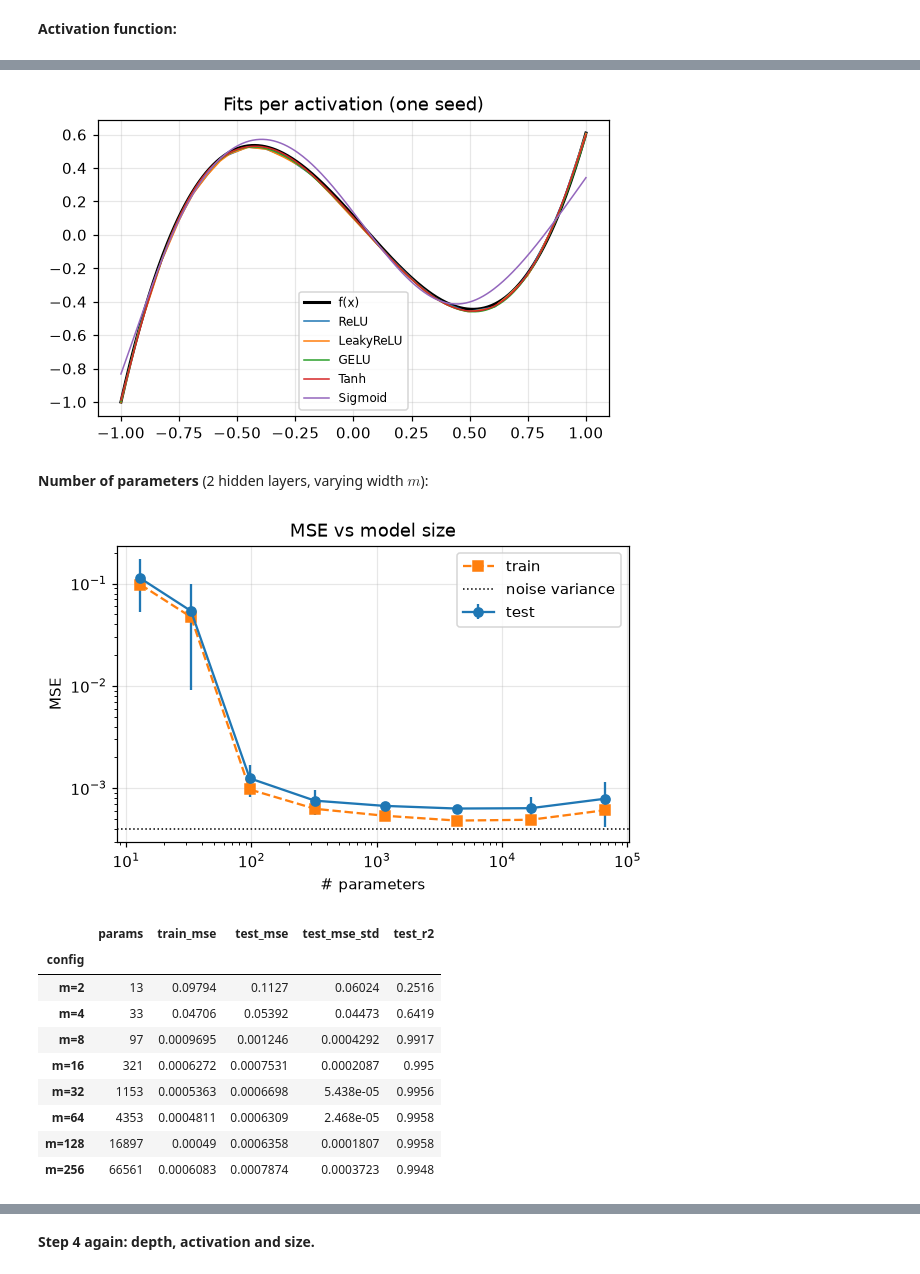
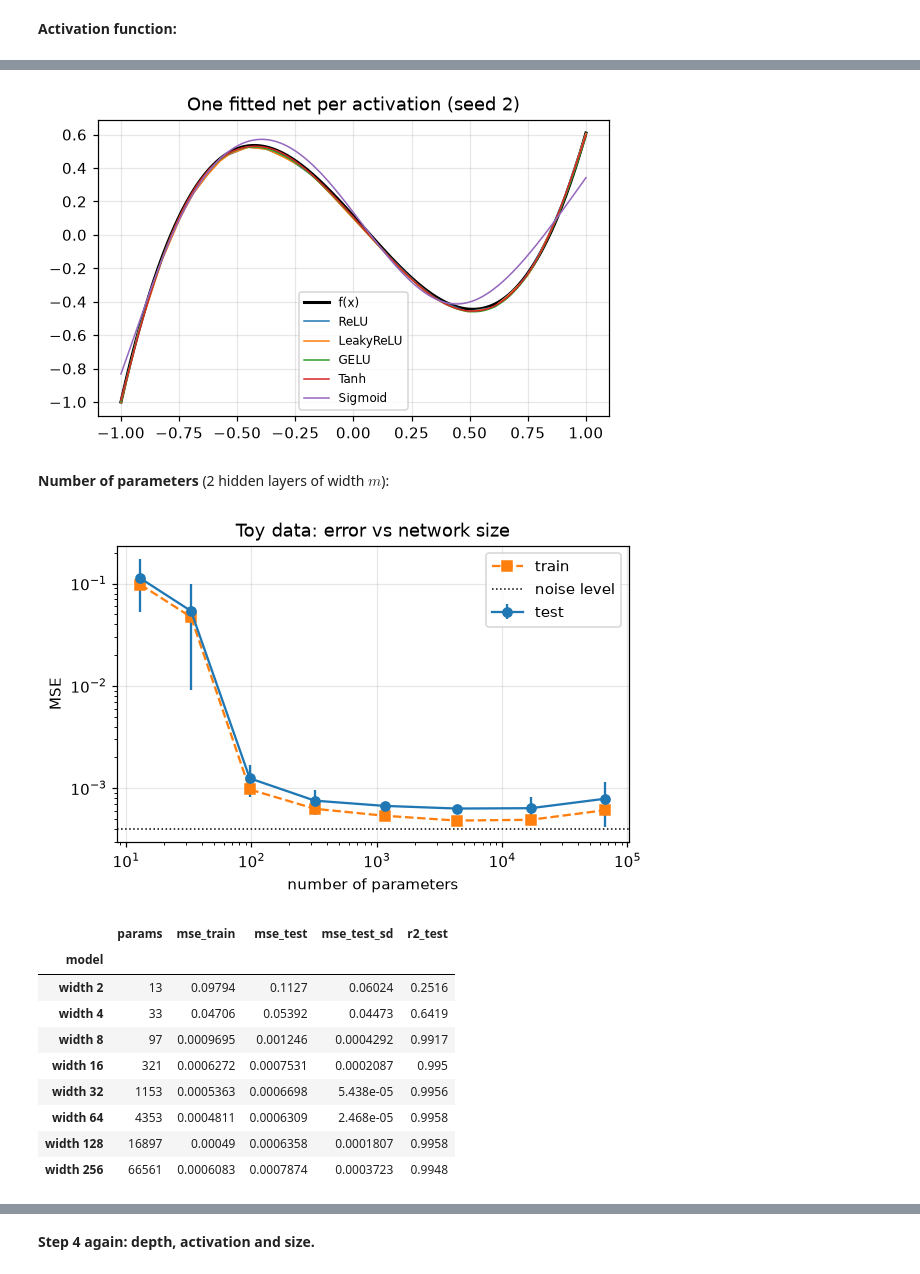
Before and after one commit to Space0code/emai-ml-lab2, a Jupyter notebook: part1.ipynb, the cells around one changed output, grey strips where cells are left out. Saved outputs shown, nothing was run; the diff lists cells and outputs as text; code cells hidden in the pictures.

```diff
--- a/part1.ipynb
+++ b/part1.ipynb
@@ -157,14 +149,14 @@ Quick check that autograd matches the formula for the output layer, and that one
 # %%
 torch.manual_seed(0)
-net = MLP()
-xb, yb = X_tr[:32], y_tr[:32]
-hidden = net.net[:-1](xb)                         # activations entering the output layer
-loss = F.mse_loss(net(xb), yb)
-loss.backward()
-delta = 2 / len(xb) * (net(xb) - yb)              # dL/dy_hat
-print("dL/dW_out matches autograd:", torch.allclose(delta.T @ hidden, net.net[-1].weight.grad, atol=1e-6))
+chk = FeedForward()
+xb, yb = Xtr[:32], ytr[:32]
+feats = chk.body[:-1](xb)                   # input to the last Linear layer
+F.mse_loss(chk(xb), yb).backward()
+g_out = 2 / len(xb) * (chk(xb) - yb)        # dL/d(prediction)
+W = chk.body[-1].weight
+print("manual gradient == autograd:", torch.allclose(g_out.T @ feats, W.grad, atol=1e-6))
 
-w_old = net.net[-1].weight.detach().clone()
-torch.optim.SGD(net.parameters(), lr=0.1).step()
-print("SGD step = w - lr * grad:  ", torch.allclose(net.net[-1].weight, w_old - 0.1 * net.net[-1].weight.grad))
+W_before = W.detach().clone()
+torch.optim.SGD(chk.parameters(), lr=0.1).step()
+print("SGD update == W - 0.1 * grad:", torch.allclose(W, W_before - 0.1 * W.grad))
 # %% [output]
@@ -333,38 +318,38 @@ act_table
 | Tanh | 4353 | 0.0004475 | 0.0005803 | 1.988e-05 | 0.9961 |
 | Sigmoid | 4353 | 0.005403 | 0.006766 | 0.001779 | 0.9551 |
 # %%
-grid_t = to_tensor(grid)
+xs_t = col(xs)
 plt.figure(figsize=(6, 3.5))
-plt.plot(grid, polynomial(grid, coeffs), "k", lw=2, label="f(x)")
-for name, m in act_models.items():
+plt.plot(xs, eval_poly(xs, poly_c), "k", lw=2, label="f(x)")
+for label, m in act_nets.items():
     with torch.no_grad():
-        plt.plot(grid, m(grid_t)[:, 0], lw=1, label=name)
-plt.title("Fits per activation (one seed)"); plt.legend(fontsize=8)
+        plt.plot(xs, m(xs_t)[:, 0], lw=1, label=label)
+plt.title("One fitted net per activation (seed 2)"); plt.legend(fontsize=8)
 plt.show()
 # %% [output]
-[figure, old version]
+[figure, new version]
 # %% [markdown]
-**Number of parameters** (2 hidden layers, varying width $m$):
+**Number of parameters** (2 hidden layers of width $m$):
 # %%
-width_table, _ = sweep({f"m={w}": dict(hidden=(w, w)) for w in [2, 4, 8, 16, 32, 64, 128, 256]}, data)
+width_res, _ = compare({f"width {w}": dict(widths=(w, w)) for w in [2, 4, 8, 16, 32, 64, 128, 256]}, toy)
 fig, ax = plt.subplots(figsize=(6, 3.5))
-ax.errorbar(width_table.params, width_table.test_mse, yerr=width_table.test_mse_std, marker="o", label="test")
-ax.plot(width_table.params, width_table.train_mse, "s--", label="train")
-ax.axhline(NOISE**2, color="k", ls=":", lw=1, label="noise variance")
-ax.set(xscale="log", yscale="log", xlabel="# parameters", ylabel="MSE", title="MSE vs model size")
+ax.errorbar(width_res.params, width_res.mse_test, yerr=width_res.mse_test_sd, marker="o", label="test")
+ax.plot(width_res.params, width_res.mse_train, "s--", label="train")
+ax.axhline(SIGMA**2, color="k", ls=":", lw=1, label="noise level")
+ax.set(xscale="log", yscale="log", xlabel="number of parameters", ylabel="MSE", title="Toy data: error vs network size")
 ax.legend(); plt.show()
-width_table
+width_res
 # %% [output]
-[figure, old version]
+[figure, new version]
-|  | params | train_mse | test_mse | test_mse_std | test_r2 |
-| config |  |  |  |  |  |
-| m=2 | 13 | 0.09794 | 0.1127 | 0.06024 | 0.2516 |
-| m=4 | 33 | 0.04706 | 0.05392 | 0.04473 | 0.6419 |
-| m=8 | 97 | 0.0009695 | 0.001246 | 0.0004292 | 0.9917 |
-| m=16 | 321 | 0.0006272 | 0.0007531 | 0.0002087 | 0.995 |
-| m=32 | 1153 | 0.0005363 | 0.0006698 | 5.438e-05 | 0.9956 |
-| m=64 | 4353 | 0.0004811 | 0.0006309 | 2.468e-05 | 0.9958 |
-| m=128 | 16897 | 0.00049 | 0.0006358 | 0.0001807 | 0.9958 |
-| m=256 | 66561 | 0.0006083 | 0.0007874 | 0.0003723 | 0.9948 |
+|  | params | mse_train | mse_test | mse_test_sd | r2_test |
+| model |  |  |  |  |  |
+| width 2 | 13 | 0.09794 | 0.1127 | 0.06024 | 0.2516 |
+| width 4 | 33 | 0.04706 | 0.05392 | 0.04473 | 0.6419 |
+| width 8 | 97 | 0.0009695 | 0.001246 | 0.0004292 | 0.9917 |
+| width 16 | 321 | 0.0006272 | 0.0007531 | 0.0002087 | 0.995 |
+| width 32 | 1153 | 0.0005363 | 0.0006698 | 5.438e-05 | 0.9956 |
+| width 64 | 4353 | 0.0004811 | 0.0006309 | 2.468e-05 | 0.9958 |
+| width 128 | 16897 | 0.00049 | 0.0006358 | 0.0001807 | 0.9958 |
+| width 256 | 66561 | 0.0006083 | 0.0007874 | 0.0003723 | 0.9948 |
 # %% [markdown]
 **Observations (p = 3).**
```
Also changed, not shown: parts of 38 cells of this notebook, 1 other file.
